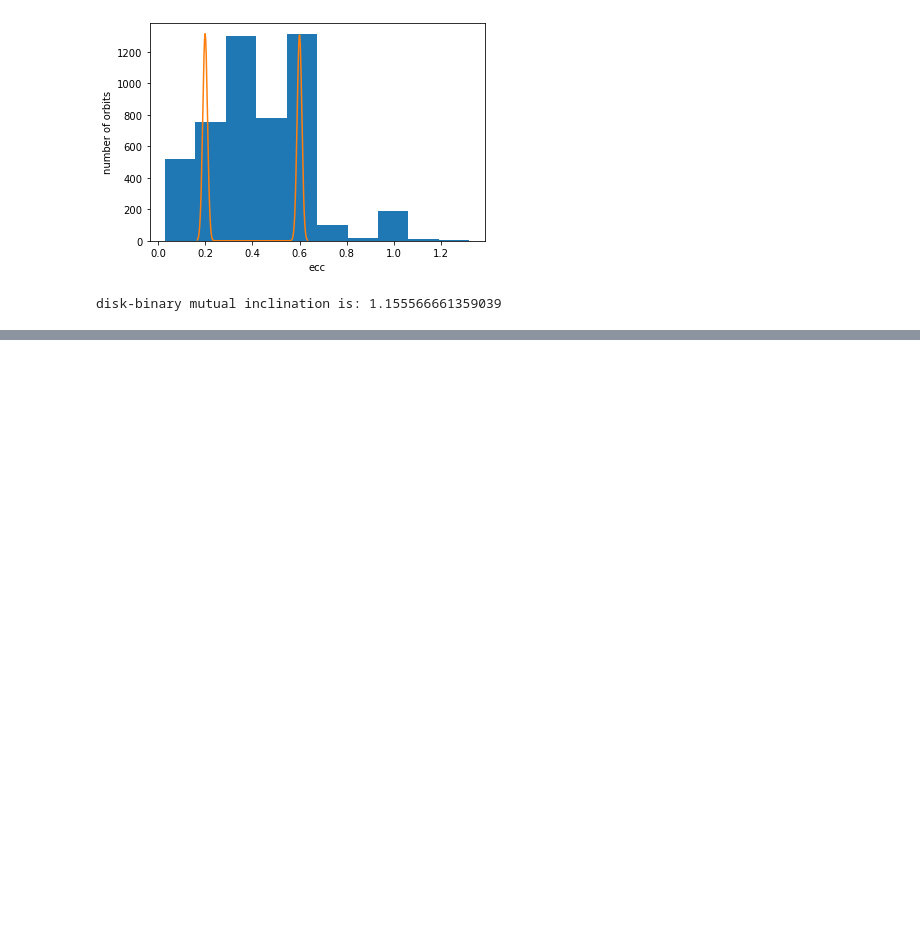
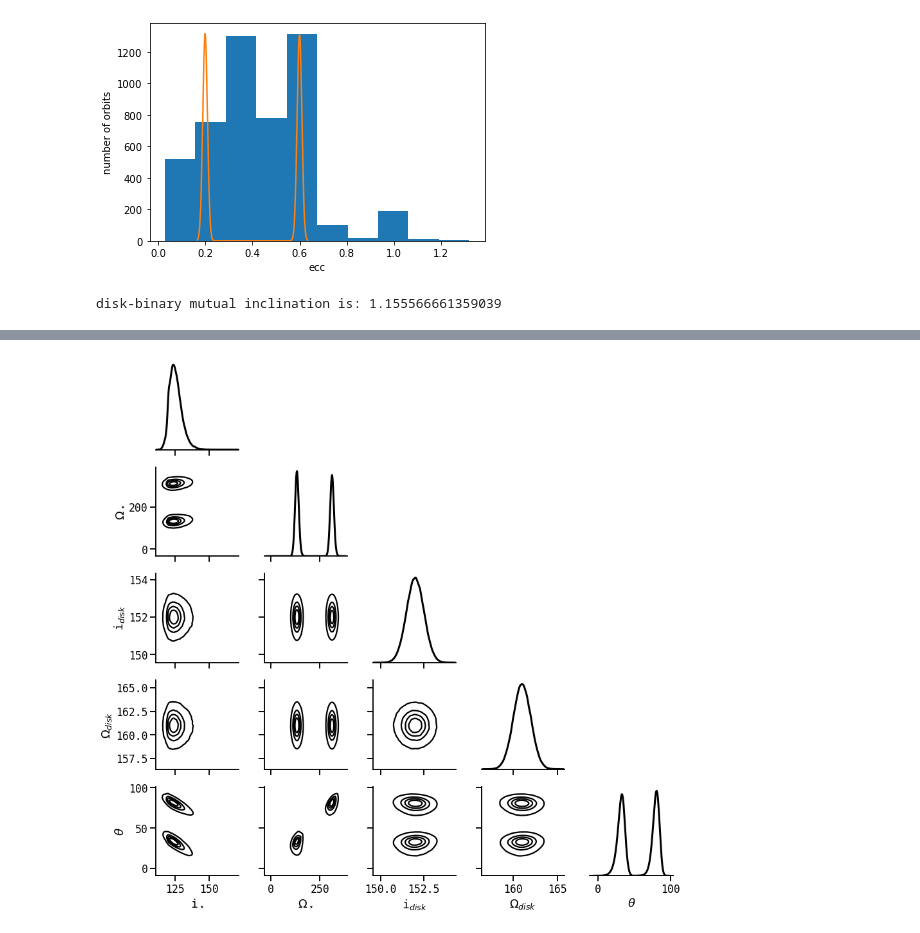
Before and after one commit to wbalmer/diskShapers, a Jupyter notebook: bayesianAstrometry/mutualInc.ipynb, the cells around one changed output, grey strips where cells are left out. Saved outputs shown, nothing was run; the diff lists cells and outputs as text; code cells hidden in the pictures; blank space fills up the shorter version.

```diff
--- a/bayesianAstrometry/mutualInc.ipynb
+++ b/bayesianAstrometry/mutualInc.ipynb
@@ -385 +375,28 @@ WARNING:root:Too few points to create valid contours
+# %%
+import pandas as pd
+params = [r'i$_\star$', r'$\Omega_\star$', r'i$_{disk}$', r'$\Omega_{disk}$', r'$\theta$']
+postframe = pd.DataFrame(diskdatadeg, columns=params)
+# %%
+import seaborn as sns
+
+plt.rcParams['font.family'] = 'monospace'   # Fonts
+plt.rcParams['font.monospace'] = 'DejaVu Sans Mono'
+sns.set_context("talk")
+sns.set_palette(sns.color_palette(["#000000",
+                                   "#e66101",
+                                   "#fdb863",
+                                   "#f7f7f7",
+                                   "#b2abd2",
+                                   "#5e3c99"]))
+
+g = sns.PairGrid(postframe,
+                 vars = params,
+                 diag_sharey=False, corner=True,
+                 )
+g.map_lower(sns.kdeplot, levels=5, lw=1)
+g.map_diag(sns.kdeplot, lw=3, color="black")
+g.add_legend()
+plt.savefig('seaborn_corner_mutualinc.pdf',dpi=300)
+# %% [output]
+[figure, added]
 # %%
```
Also changed, not shown: parts of 7 cells of this notebook, 8 other files.
